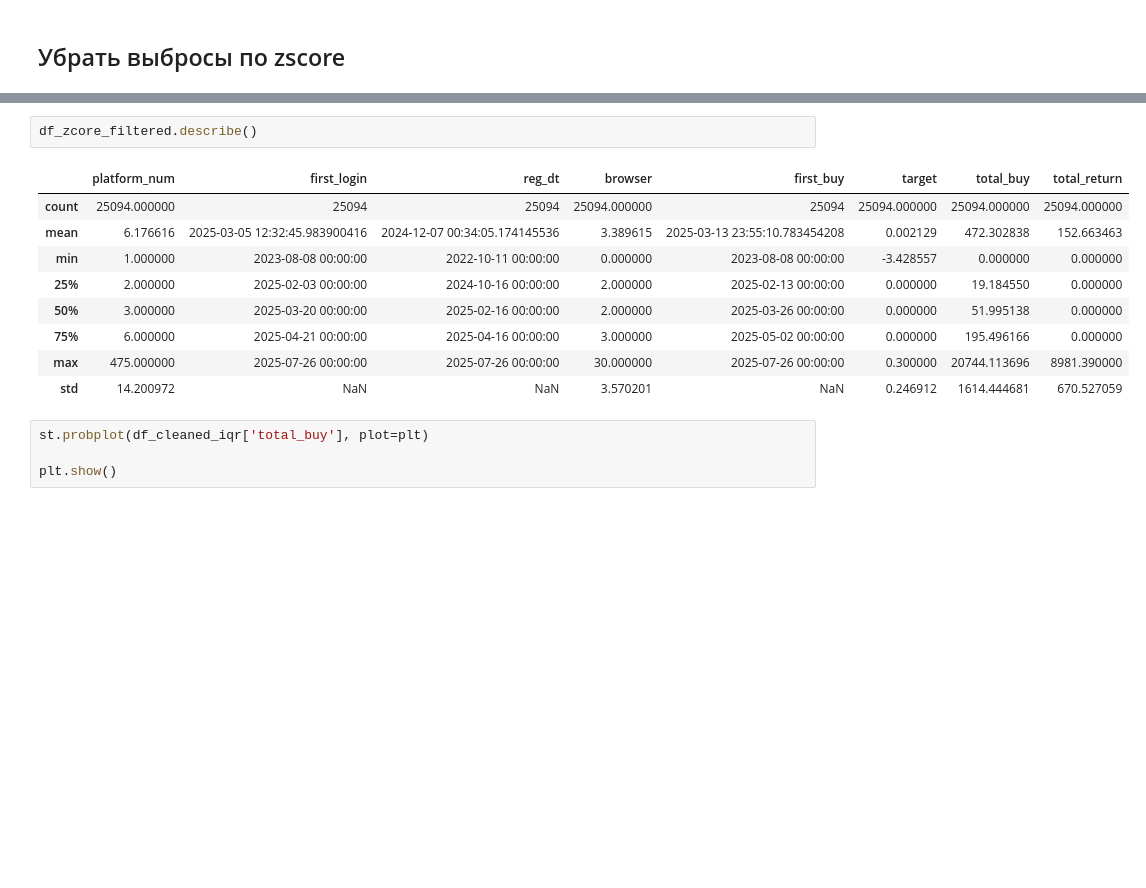
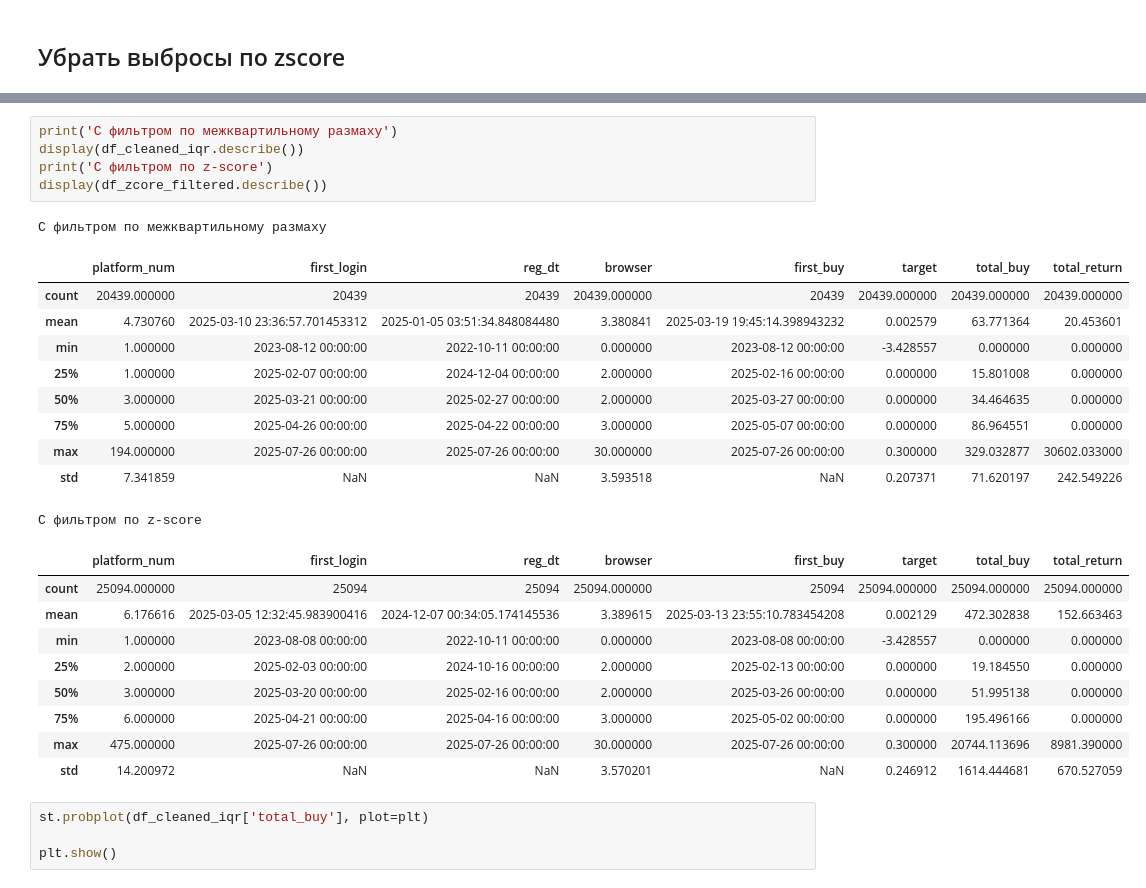
Before and after one commit to Lilya-te/DS-workshop2025, a Jupyter notebook: Checkpoint1_team1.ipynb, the cells around one changed output, grey strips where cells are left out. Cells and saved outputs as stored; diff of their text form; blank space fills up the shorter version.

```diff
--- a/Checkpoint1_team1.ipynb
+++ b/Checkpoint1_team1.ipynb
@@ -164,15 +180,29 @@ shapiro_check(df_zcore_filtered, 'total_return')
 # %%
-df_zcore_filtered.describe()
+print('С фильтром по межквартильному размаху')
+display(df_cleaned_iqr.describe())
+print('С фильтром по z-score')
+display(df_zcore_filtered.describe())
 # %% [output]
+С фильтром по межквартильному размаху
 |  | platform_num | first_login | reg_dt | browser | first_buy | target | total_buy | total_return |
-| count | 25094.000000 | 25094 | 25094 | 25094.000000 | 25094 | 25094.000000 | 25094.000000 | 25094.000000 |
-| mean | 6.176616 | 2025-03-05 12:32:45.983900416 | 2024-12-07 00:34:05.174145536 | 3.389615 | 2025-03-13 23:55:10.783454208 | 0.002129 | 472.302838 | 152.663463 |
-| min | 1.000000 | 2023-08-08 00:00:00 | 2022-10-11 00:00:00 | 0.000000 | 2023-08-08 00:00:00 | -3.428557 | 0.000000 | 0.000000 |
-| 25% | 2.000000 | 2025-02-03 00:00:00 | 2024-10-16 00:00:00 | 2.000000 | 2025-02-13 00:00:00 | 0.000000 | 19.184550 | 0.000000 |
-| 50% | 3.000000 | 2025-03-20 00:00:00 | 2025-02-16 00:00:00 | 2.000000 | 2025-03-26 00:00:00 | 0.000000 | 51.995138 | 0.000000 |
-| 75% | 6.000000 | 2025-04-21 00:00:00 | 2025-04-16 00:00:00 | 3.000000 | 2025-05-02 00:00:00 | 0.000000 | 195.496166 | 0.000000 |
-| max | 475.000000 | 2025-07-26 00:00:00 | 2025-07-26 00:00:00 | 30.000000 | 2025-07-26 00:00:00 | 0.300000 | 20744.113696 | 8981.390000 |
-| std | 14.200972 | NaN | NaN | 3.570201 | NaN | 0.246912 | 1614.444681 | 670.527059 |
+| count | 20439.000000 | 20439 | 20439 | 20439.000000 | 20439 | 20439.000000 | 20439.000000 | 20439.000000 |
+| mean | 4.730760 | 2025-03-10 23:36:57.701453312 | 2025-01-05 03:51:34.848084480 | 3.380841 | 2025-03-19 19:45:14.398943232 | 0.002579 | 63.771364 | 20.453601 |
+| min | 1.000000 | 2023-08-12 00:00:00 | 2022-10-11 00:00:00 | 0.000000 | 2023-08-12 00:00:00 | -3.428557 | 0.000000 | 0.000000 |
+| 25% | 1.000000 | 2025-02-07 00:00:00 | 2024-12-04 00:00:00 | 2.000000 | 2025-02-16 00:00:00 | 0.000000 | 15.801008 | 0.000000 |
+| 50% | 3.000000 | 2025-03-21 00:00:00 | 2025-02-27 00:00:00 | 2.000000 | 2025-03-27 00:00:00 | 0.000000 | 34.464635 | 0.000000 |
+| 75% | 5.000000 | 2025-04-26 00:00:00 | 2025-04-22 00:00:00 | 3.000000 | 2025-05-07 00:00:00 | 0.000000 | 86.964551 | 0.000000 |
+| max | 194.000000 | 2025-07-26 00:00:00 | 2025-07-26 00:00:00 | 30.000000 | 2025-07-26 00:00:00 | 0.300000 | 329.032877 | 30602.033000 |
+| std | 7.341859 | NaN | NaN | 3.593518 | NaN | 0.207371 | 71.620197 | 242.549226 |
+С фильтром по z-score
+|  | platform_num | first_login | reg_dt | browser | first_buy | target | total_buy | total_return |
+| count | 25094.000000 | 25094 | 25094 | 25094.000000 | 25094 | 25094.000000 | 25094.000000 | 25094.000000 |
+| mean | 6.176616 | 2025-03-05 12:32:45.983900416 | 2024-12-07 00:34:05.174145536 | 3.389615 | 2025-03-13 23:55:10.783454208 | 0.002129 | 472.302838 | 152.663463 |
+| min | 1.000000 | 2023-08-08 00:00:00 | 2022-10-11 00:00:00 | 0.000000 | 2023-08-08 00:00:00 | -3.428557 | 0.000000 | 0.000000 |
+| 25% | 2.000000 | 2025-02-03 00:00:00 | 2024-10-16 00:00:00 | 2.000000 | 2025-02-13 00:00:00 | 0.000000 | 19.184550 | 0.000000 |
+| 50% | 3.000000 | 2025-03-20 00:00:00 | 2025-02-16 00:00:00 | 2.000000 | 2025-03-26 00:00:00 | 0.000000 | 51.995138 | 0.000000 |
+| 75% | 6.000000 | 2025-04-21 00:00:00 | 2025-04-16 00:00:00 | 3.000000 | 2025-05-02 00:00:00 | 0.000000 | 195.496166 | 0.000000 |
+| max | 475.000000 | 2025-07-26 00:00:00 | 2025-07-26 00:00:00 | 30.000000 | 2025-07-26 00:00:00 | 0.300000 | 20744.113696 | 8981.390000 |
+| std | 14.200972 | NaN | NaN | 3.570201 | NaN | 0.246912 | 1614.444681 | 670.527059 |
 # %%
 st.probplot(df_cleaned_iqr['total_buy'], plot=plt)
 
```
Also changed, not shown: parts of 6 cells of this notebook.
